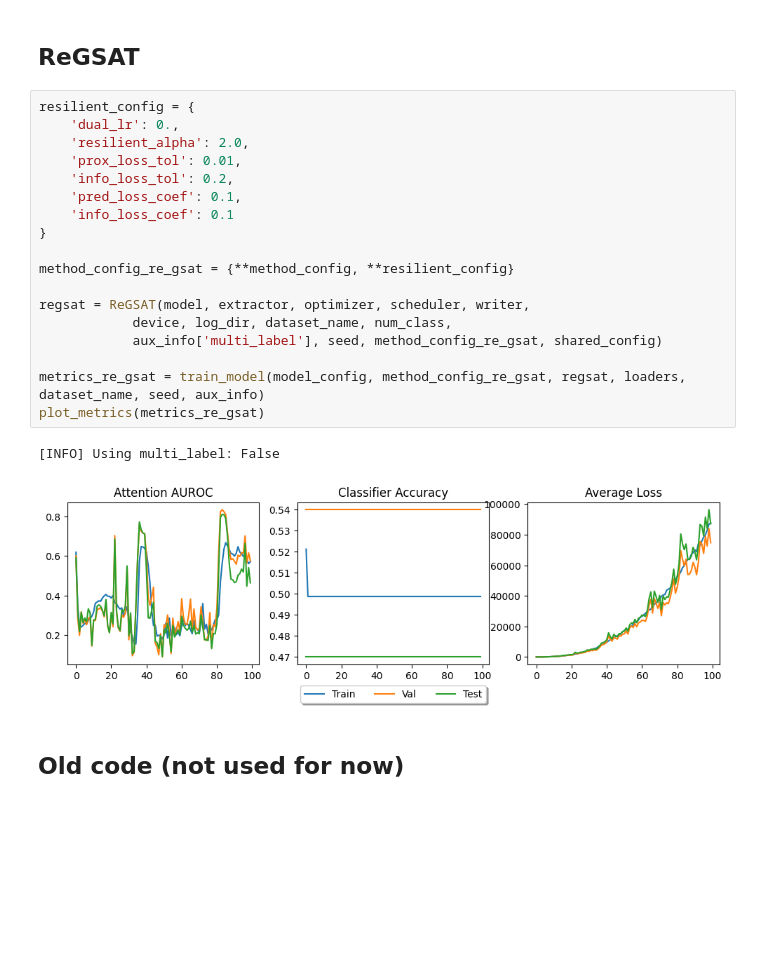
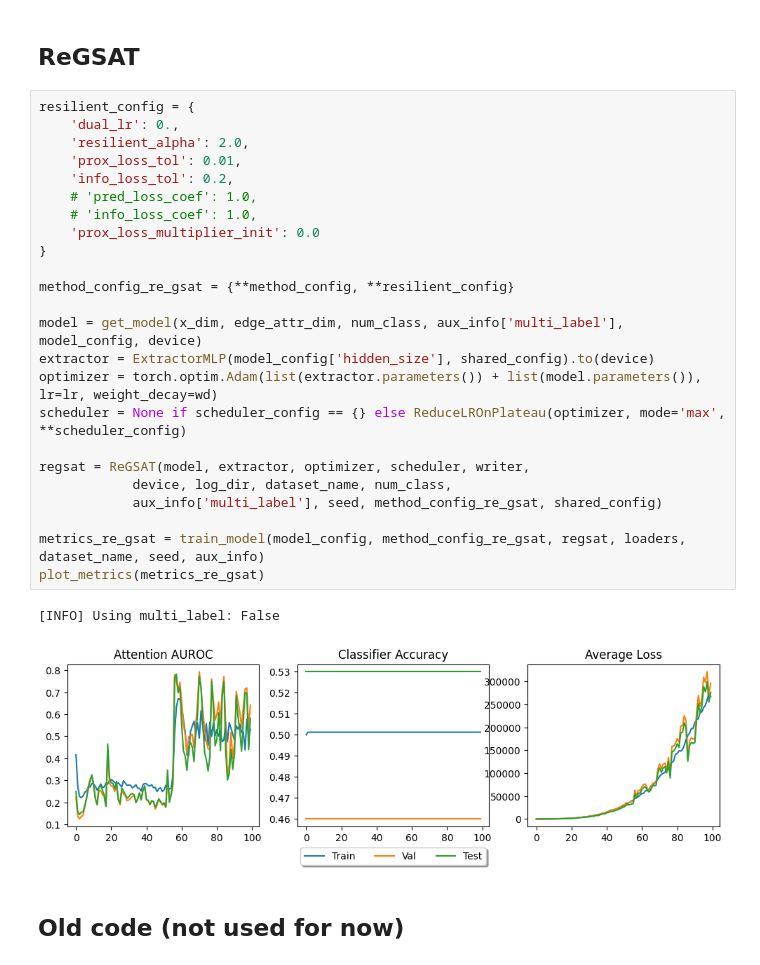
Before and after one commit to ihounie/GSAT, a Jupyter notebook: example/example.ipynb, the cells around one changed output. Drawn from its saved outputs; the diff is of its cells as text; blank space fills up the shorter version.

```diff
--- a/example/example.ipynb
+++ b/example/example.ipynb
@@ -106,24 +90,30 @@ plot_metrics(metrics_gsat)
 # %%
 resilient_config = {
     'dual_lr': 0.,
     'resilient_alpha': 2.0,
     'prox_loss_tol': 0.01,
     'info_loss_tol': 0.2,
-    'pred_loss_coef': 0.1,
-    'info_loss_coef': 0.1
+    # 'pred_loss_coef': 1.0,
+    # 'info_loss_coef': 1.0,
+    'prox_loss_multiplier_init': 0.0
 }
 
 method_config_re_gsat = {**method_config, **resilient_config}
+
+model = get_model(x_dim, edge_attr_dim, num_class, aux_info['multi_label'], model_config, device)
+extractor = ExtractorMLP(model_config['hidden_size'], shared_config).to(device)
+optimizer = torch.optim.Adam(list(extractor.parameters()) + list(model.parameters()), lr=lr, weight_decay=wd)
+scheduler = None if scheduler_config == {} else ReduceLROnPlateau(optimizer, mode='max', **scheduler_config)
 
 regsat = ReGSAT(model, extractor, optimizer, scheduler, writer,
             device, log_dir, dataset_name, num_class,
             aux_info['multi_label'], seed, method_config_re_gsat, shared_config)
 
 metrics_re_gsat = train_model(model_config, method_config_re_gsat, regsat, loaders, dataset_name, seed, aux_info)
 plot_metrics(metrics_re_gsat)
 # %% [output]
 [INFO] Using multi_label: False
-[figure, old version]
+[figure, new version]
 # %% [markdown]
 ## Old code (not used for now)
 # %%
```
Also changed, not shown: parts of 2 cells of this notebook.
